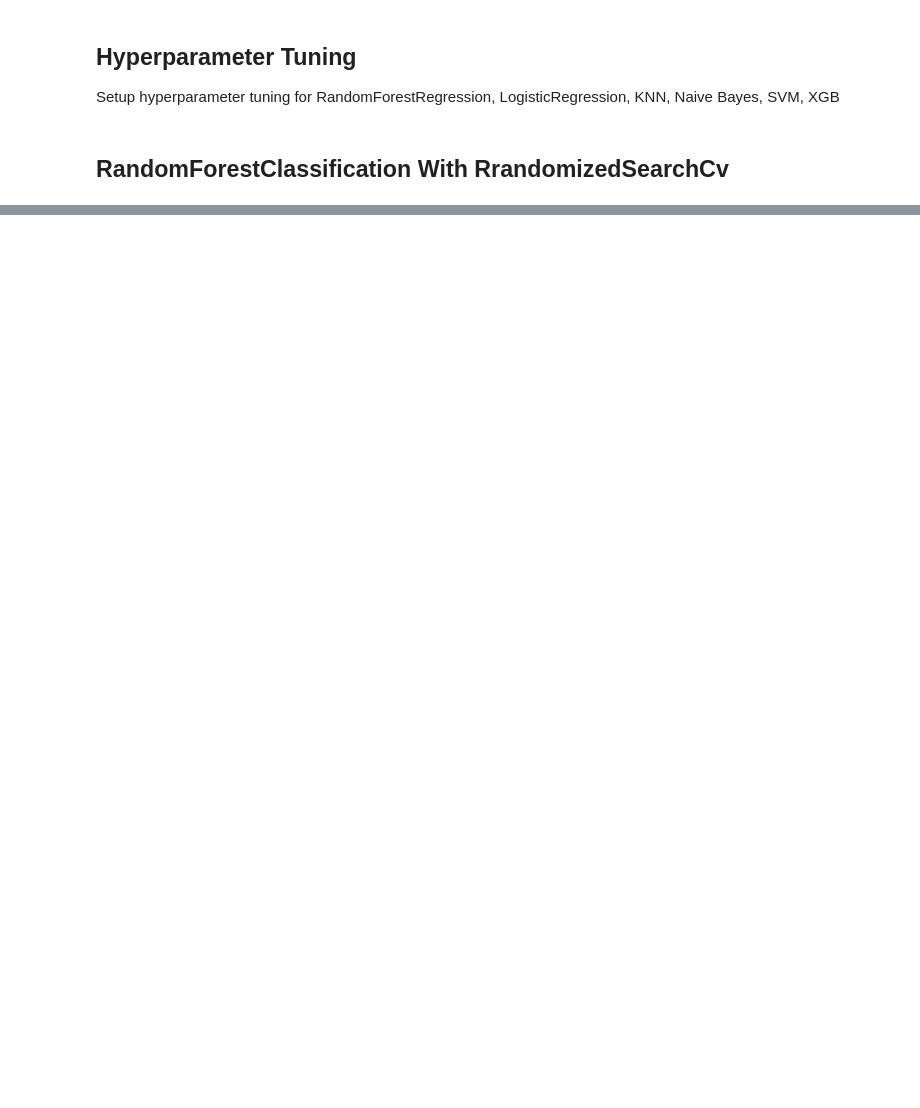
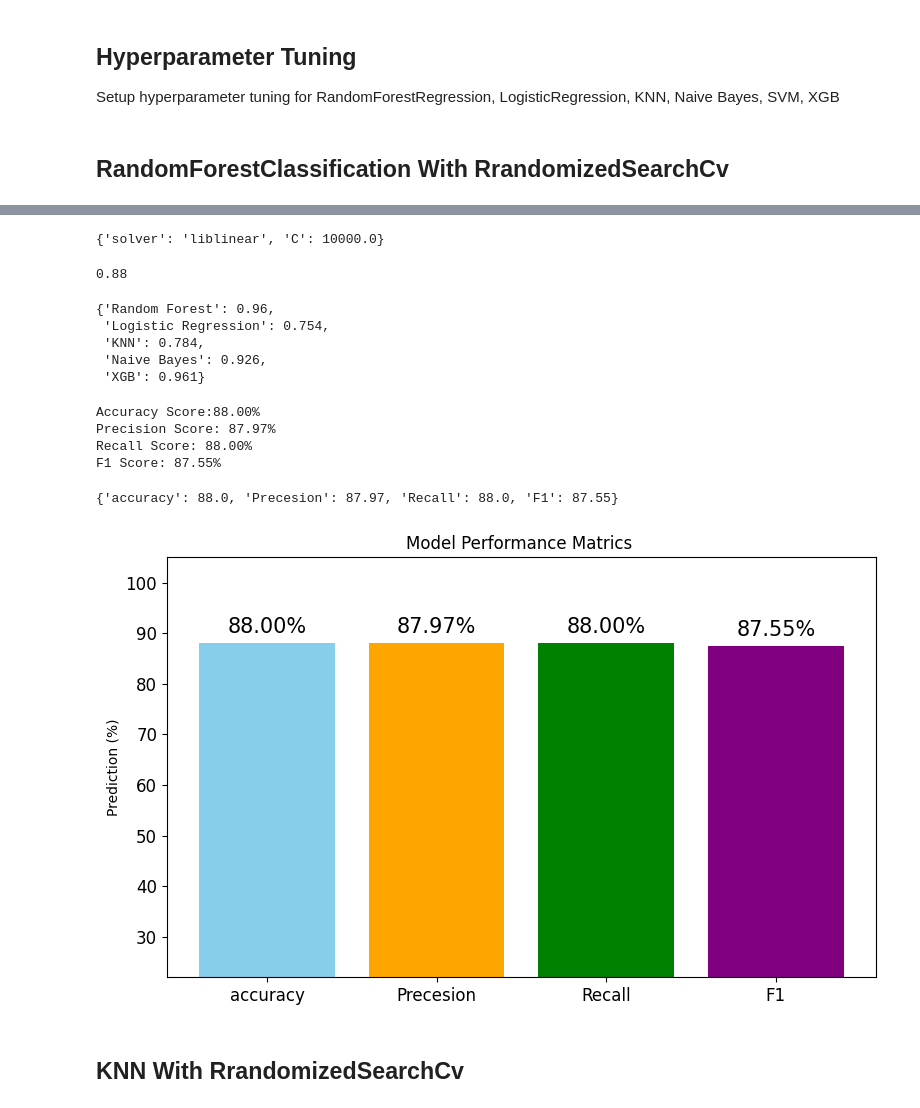
Before and after one commit to hannan70/Heart-Disease-Classification-Project, a Jupyter notebook: classification-project/air-quality-project/end-to-end-air-quality-classification.ipynb, the cells around one changed output, grey strips where cells are left out. Saved outputs shown, nothing was run; the diff lists cells and outputs as text; code cells hidden in the pictures; blank space fills up the shorter version.

```diff
--- a/classification-project/air-quality-project/end-to-end-air-quality-classification.ipynb
+++ b/classification-project/air-quality-project/end-to-end-air-quality-classification.ipynb
@@ -303,0 +417,9 @@ xgb_para_grid = {
+# %%
+rs_log_reg = RandomizedSearchCV(
+                            LogisticRegression(),
+                            param_distributions=log_reg_para_grid,
+                            n_iter=10,
+                            cv=5,
+                            verbose=2
+                        )
+rs_log_reg.fit(X_train, y_train)
@@ -303,0 +476,54 @@ xgb_para_grid = {
+# %%
+rs_log_reg.best_params_
+# %% [output]
+{'solver': 'liblinear', 'C': 10000.0}
+# %%
+rs_log_reg.score(X_test, y_test)
+# %% [output]
+0.88
+# %%
+model_score
+# %% [output]
+{'Random Forest': 0.96,
+ 'Logistic Regression': 0.754,
+ 'KNN': 0.784,
+ 'Naive Bayes': 0.926,
+ 'XGB': 0.961}
+# %%
+log_y_pred = rs_log_reg.predict(X_test)
+# %%
+log_acc_score = get_accuracy_score(y_test, log_y_pred)
+# %% [output]
+Accuracy Score:88.00%
+Precision Score: 87.97%
+Recall Score: 88.00%
+F1 Score: 87.55%
+# %%
+log_acc_score
+# %% [output]
+{'accuracy': 88.0, 'Precesion': 87.97, 'Recall': 88.0, 'F1': 87.55}
+# %%
+# let's compare model Performance for LogisticRegression
+
+# Plot
+fig, ax = plt.subplots(figsize=(8, 5))
+ax.bar(log_acc_score.keys(), log_acc_score.values(), color=['skyblue', 'orange', 'green', 'purple'])
+bottom, top = ax.set_ylim(20, 100)
+ax.set_ylim(bottom + 2, top + 5)
+
+plt.title("Model Performance Matrics ")
+plt.ylabel("Prediction (%)")
+plt.yticks(fontsize=12)
+plt.xticks(fontsize=12)
+
+# Display each bar with the score value
+for i, (matrics, score) in enumerate(log_acc_score.items()):
+    ax.text(i, score+2, f"{score:.2f}%", ha="center", fontsize=15)
+
+
+plt.tight_layout()
+plt.show()
+# %% [output]
+[figure, added]
+# %% [markdown]
+## KNN With RrandomizedSearchCv
```
Also changed, not shown: parts of 46 cells of this notebook, 1 other file.
